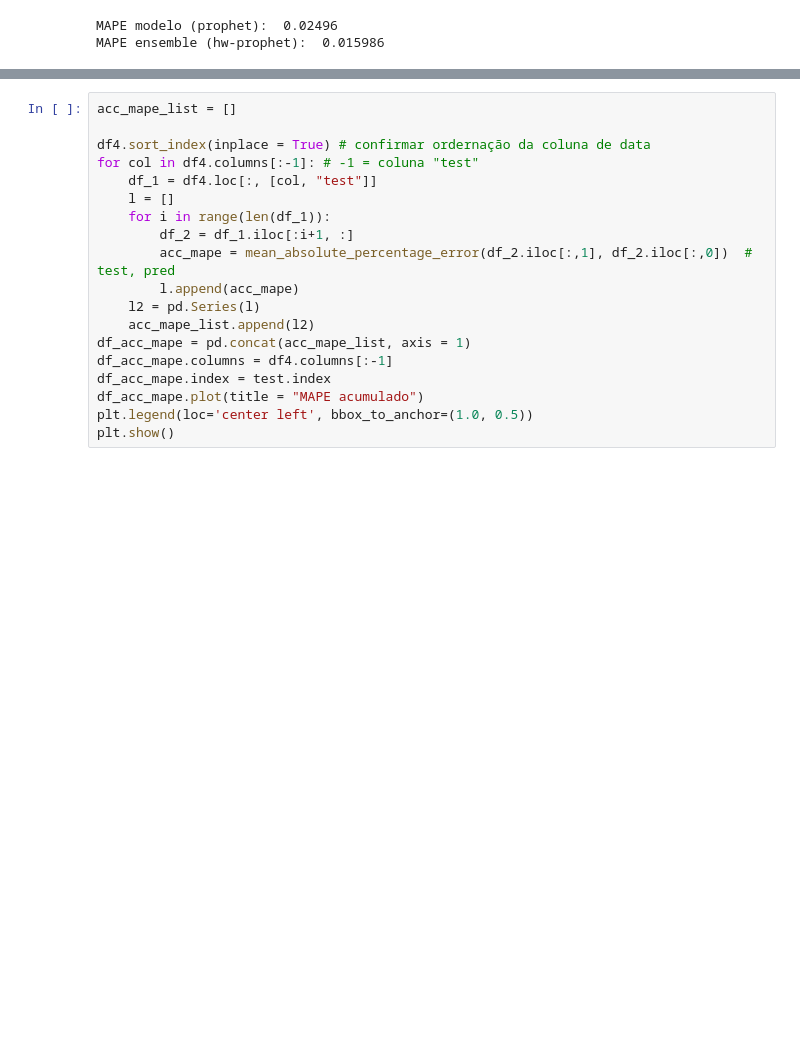
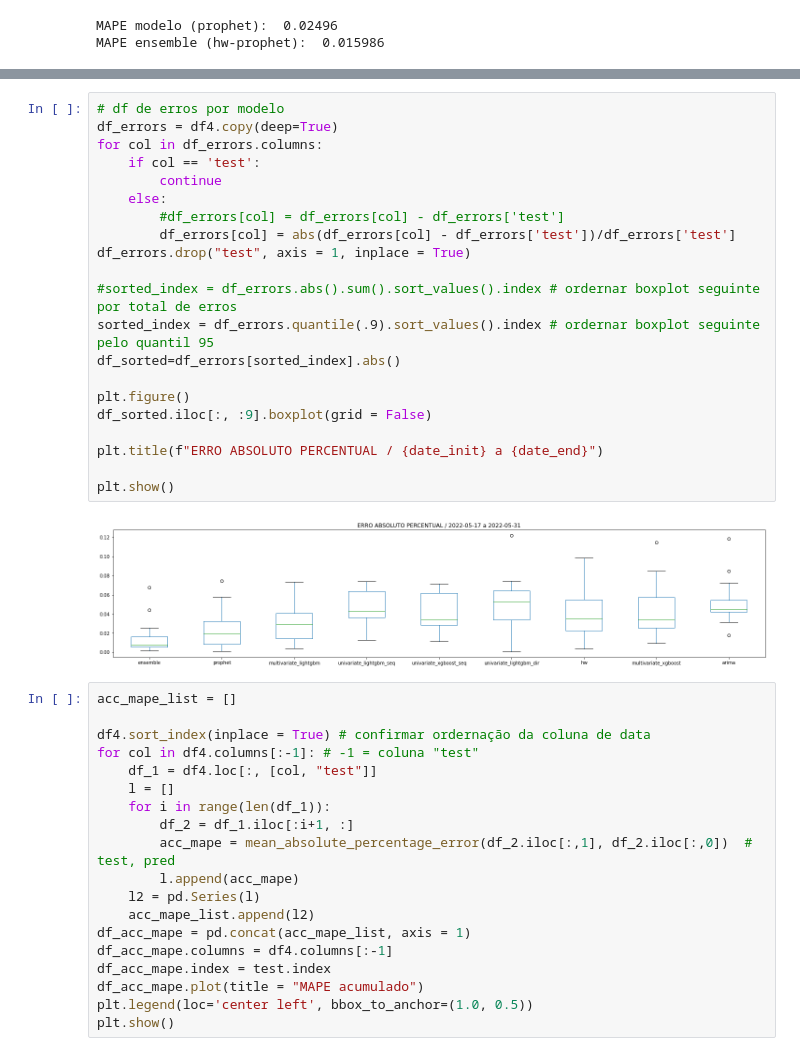
Before and after one commit to matheus-vizzotto/projecao_demanda_eletrica, a Jupyter notebook: models/forecasts/compare_fcs.ipynb, the cells around one changed output, grey strips where cells are left out. Saved outputs shown, nothing was run; the diff lists cells and outputs as text; blank space fills up the shorter version.

```diff
--- a/models/forecasts/compare_fcs.ipynb
+++ b/models/forecasts/compare_fcs.ipynb
@@ -287,3 +306,26 @@ df4_metrics.sort_values(by = "mape")
+# %%
+# df de erros por modelo
+df_errors = df4.copy(deep=True)
+for col in df_errors.columns:
+    if col == 'test':
+        continue
+    else:
+        #df_errors[col] = df_errors[col] - df_errors['test']
+        df_errors[col] = abs(df_errors[col] - df_errors['test'])/df_errors['test']
+df_errors.drop("test", axis = 1, inplace = True)
+
+#sorted_index = df_errors.abs().sum().sort_values().index # ordernar boxplot seguinte por total de erros
+sorted_index = df_errors.quantile(.9).sort_values().index # ordernar boxplot seguinte pelo quantil 95
+df_sorted=df_errors[sorted_index].abs()
+
+plt.figure()
+df_sorted.iloc[:, :9].boxplot(grid = False)
+
+plt.title(f"ERRO ABSOLUTO PERCENTUAL / {date_init} a {date_end}")
+
+plt.show()
+# %% [output]
+[figure, added]
 # %%
 acc_mape_list = []
 
```
Also changed, not shown: parts of 2 cells of this notebook, 1 other file.
